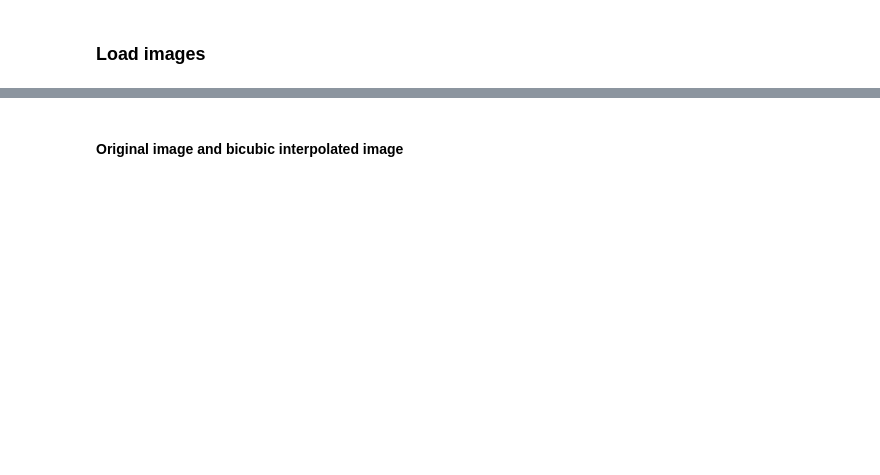
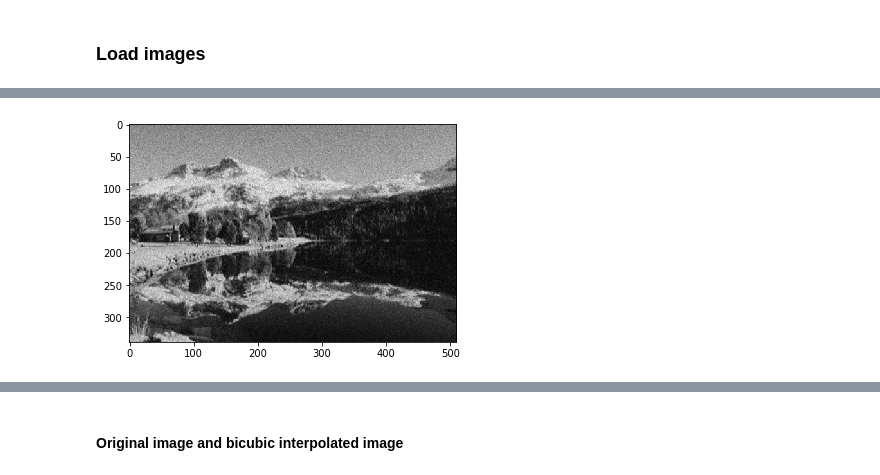
Before and after one commit to Shrecki/SuperHighResProject, a Jupyter notebook: SRCNN_notebook.ipynb, the cells around one changed output, grey strips where cells are left out. Drawn from its saved outputs; the diff is of its cells as text; code cells hidden in the pictures; blank space fills up the shorter version.

```diff
--- a/SRCNN_notebook.ipynb
+++ b/SRCNN_notebook.ipynb
@@ -70,0 +94,4 @@ for img in imgs :
+# %%
+print_luminance(imgs_train[1])
+# %% [output]
+[figure, added]
```
Also changed, not shown: parts of 39 cells of this notebook.
